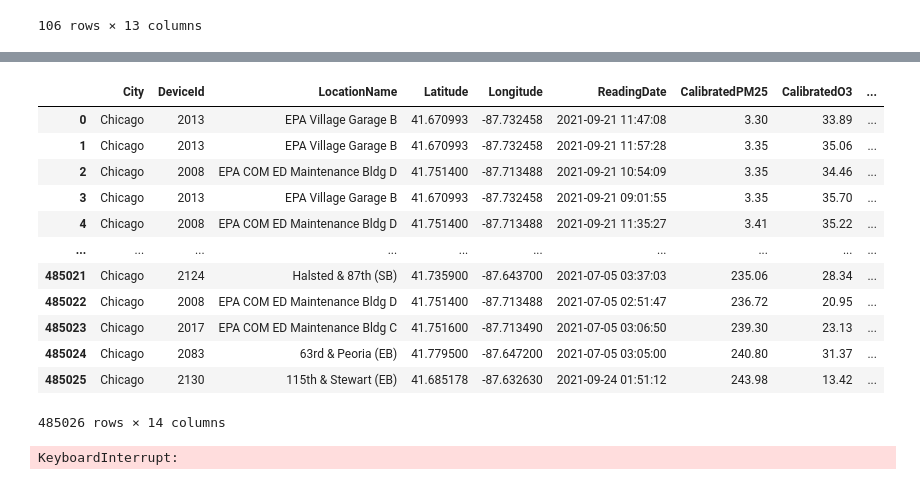
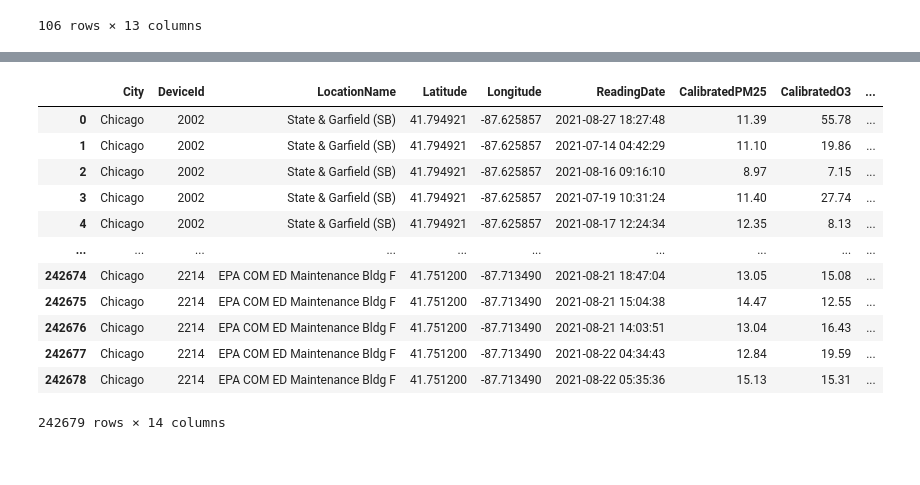
Before and after one commit to Dr-Isam-ALJAWARNEH/fds-project-geodevelopers, a Jupyter notebook: Minimum_Spanning_Tree_for_Optimizing_Pollution_Monitoring_Networks.ipynb, the cells around one changed output, grey strips where cells are left out. Cells and saved outputs as stored; diff of their text form; code cells hidden in the pictures.

```diff
--- a/Minimum_Spanning_Tree_for_Optimizing_Pollution_Monitoring_Networks.ipynb
+++ b/Minimum_Spanning_Tree_for_Optimizing_Pollution_Monitoring_Networks.ipynb
@@ -445,21 +556,17 @@ Pollution_By_Geohash
 # %%
-Sample_Data = stratified_sample(Chicago_df, "DeviceId")
+Sample_Data = stratified_sample(Chicago_df, "DeviceId", 0.1)
 Sample_Data
 # %% [output]
 |  | City | DeviceId | LocationName | Latitude | Longitude | ReadingDate | CalibratedPM25 | CalibratedO3 | ... |
-| 0 | Chicago | 2013 | EPA Village Garage B | 41.670993 | -87.732458 | 2021-09-21 11:47:08 | 3.30 | 33.89 | ... |
-| 1 | Chicago | 2013 | EPA Village Garage B | 41.670993 | -87.732458 | 2021-09-21 11:57:28 | 3.35 | 35.06 | ... |
-| 2 | Chicago | 2008 | EPA COM ED Maintenance Bldg D | 41.751400 | -87.713488 | 2021-09-21 10:54:09 | 3.35 | 34.46 | ... |
-| 3 | Chicago | 2013 | EPA Village Garage B | 41.670993 | -87.732458 | 2021-09-21 09:01:55 | 3.35 | 35.70 | ... |
-| 4 | Chicago | 2008 | EPA COM ED Maintenance Bldg D | 41.751400 | -87.713488 | 2021-09-21 11:35:27 | 3.41 | 35.22 | ... |
+| 0 | Chicago | 2002 | State & Garfield (SB) | 41.794921 | -87.625857 | 2021-08-27 18:27:48 | 11.39 | 55.78 | ... |
+| 1 | Chicago | 2002 | State & Garfield (SB) | 41.794921 | -87.625857 | 2021-07-14 04:42:29 | 11.10 | 19.86 | ... |
+| 2 | Chicago | 2002 | State & Garfield (SB) | 41.794921 | -87.625857 | 2021-08-16 09:16:10 | 8.97 | 7.15 | ... |
+| 3 | Chicago | 2002 | State & Garfield (SB) | 41.794921 | -87.625857 | 2021-07-19 10:31:24 | 11.40 | 27.74 | ... |
+| 4 | Chicago | 2002 | State & Garfield (SB) | 41.794921 | -87.625857 | 2021-08-17 12:24:34 | 12.35 | 8.13 | ... |
 | ... | ... | ... | ... | ... | ... | ... | ... | ... | ... |
-| 485021 | Chicago | 2124 | Halsted & 87th (SB) | 41.735900 | -87.643700 | 2021-07-05 03:37:03 | 235.06 | 28.34 | ... |
-| 485022 | Chicago | 2008 | EPA COM ED Maintenance Bldg D | 41.751400 | -87.713488 | 2021-07-05 02:51:47 | 236.72 | 20.95 | ... |
-| 485023 | Chicago | 2017 | EPA COM ED Maintenance Bldg C | 41.751600 | -87.713490 | 2021-07-05 03:06:50 | 239.30 | 23.13 | ... |
-| 485024 | Chicago | 2083 | 63rd & Peoria (EB) | 41.779500 | -87.647200 | 2021-07-05 03:05:00 | 240.80 | 31.37 | ... |
-| 485025 | Chicago | 2130 | 115th & Stewart (EB) | 41.685178 | -87.632630 | 2021-09-24 01:51:12 | 243.98 | 13.42 | ... |
+| 242674 | Chicago | 2214 | EPA COM ED Maintenance Bldg F | 41.751200 | -87.713490 | 2021-08-21 18:47:04 | 13.05 | 15.08 | ... |
+| 242675 | Chicago | 2214 | EPA COM ED Maintenance Bldg F | 41.751200 | -87.713490 | 2021-08-21 15:04:38 | 14.47 | 12.55 | ... |
+| 242676 | Chicago | 2214 | EPA COM ED Maintenance Bldg F | 41.751200 | -87.713490 | 2021-08-21 14:03:51 | 13.04 | 16.43 | ... |
+| 242677 | Chicago | 2214 | EPA COM ED Maintenance Bldg F | 41.751200 | -87.713490 | 2021-08-22 04:34:43 | 12.84 | 19.59 | ... |
+| 242678 | Chicago | 2214 | EPA COM ED Maintenance Bldg F | 41.751200 | -87.713490 | 2021-08-22 05:35:36 | 15.13 | 15.31 | ... |
-485026 rows × 14 columns
+242679 rows × 14 columns
-# %%
-clustered, centroids = cluster_nearby_geohash_points(Sample_Data, "CalibratedPM25")
-# %% [output]
-KeyboardInterrupt:
```
Also changed, not shown: parts of 23 cells of this notebook.
